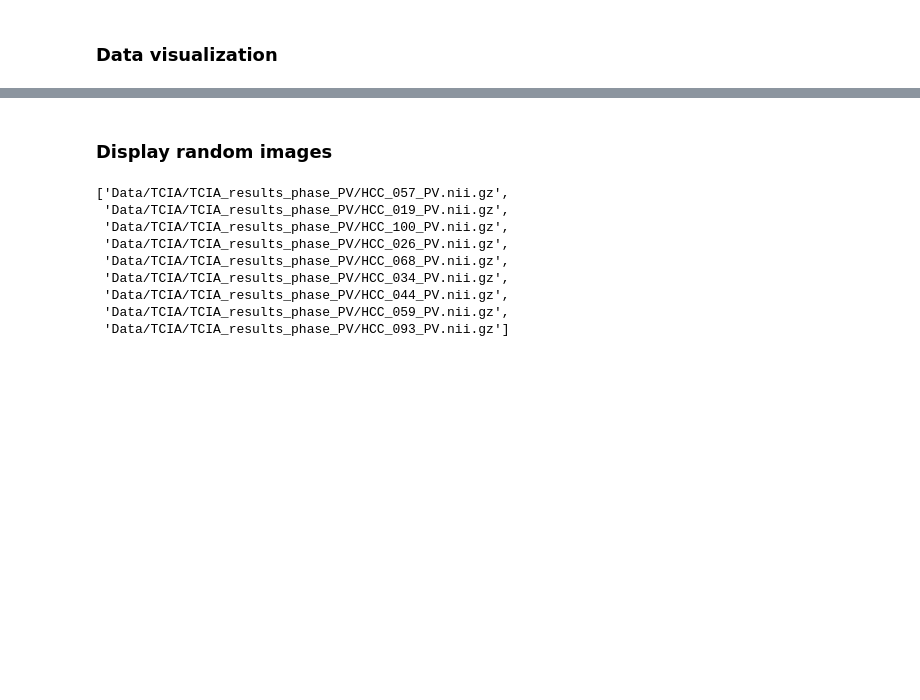
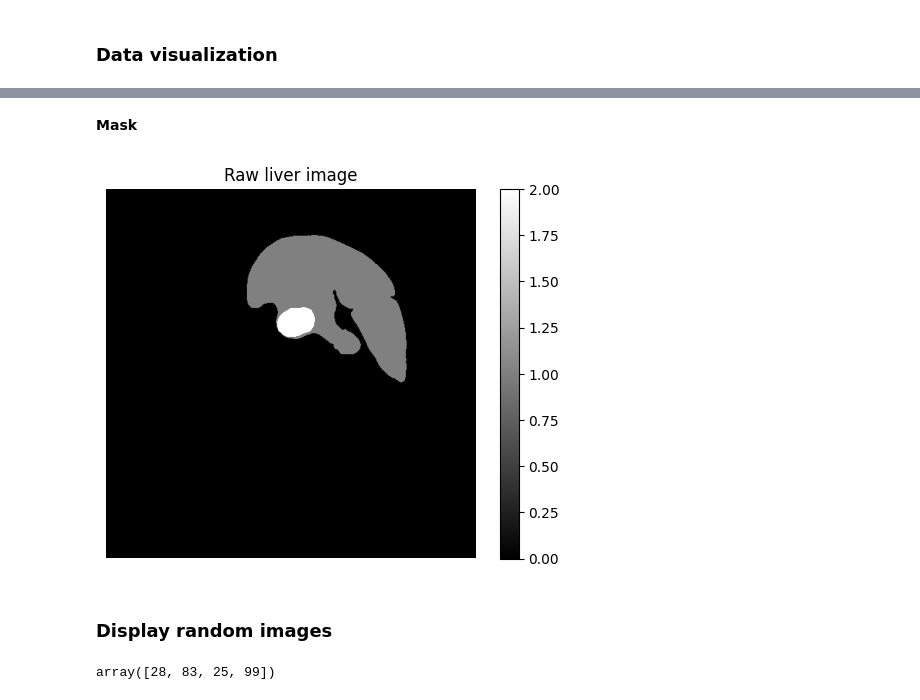
Before and after one commit to McSonk/2024-img-challenge, a Jupyter notebook: explanation.ipynb, the cells around one changed output, grey strips where cells are left out. Cells and saved outputs as stored; diff of their text form; code cells hidden in the pictures; blank space fills up the shorter version.

```diff
--- a/explanation.ipynb
+++ b/explanation.ipynb
@@ -145,20 +136,29 @@ plt.show()
+# %% [markdown]
+**Mask**
+# %%
+# Load the .nii.gz file
+img = nib.load(data.iloc[0]['result_path'])
+
+# Get the image data
+img_data = img.get_fdata()
+
+# Display a slice of the neuroimaging data
+plt.imshow(img_data[:, :, img_data.shape[2] // 2], cmap='gray')
+plt.axis('off')
+plt.colorbar()
+plt.title('Raw liver image')
+plt.show()
+# %% [output]
+[figure, added]
 # %% [markdown]
 ### Display random images
 # %%
 # Extract 9 random images
-random_images = [np.random.choice(data['file_path']) for i in range(9)]
+random_images = np.random.choice(len(data), size=4, replace=False)
 
 random_images
 # %% [output]
-['Data/TCIA/TCIA_results_phase_PV/HCC_057_PV.nii.gz',
- 'Data/TCIA/TCIA_results_phase_PV/HCC_019_PV.nii.gz',
- 'Data/TCIA/TCIA_results_phase_PV/HCC_100_PV.nii.gz',
- 'Data/TCIA/TCIA_results_phase_PV/HCC_026_PV.nii.gz',
- 'Data/TCIA/TCIA_results_phase_PV/HCC_068_PV.nii.gz',
- 'Data/TCIA/TCIA_results_phase_PV/HCC_034_PV.nii.gz',
- 'Data/TCIA/TCIA_results_phase_PV/HCC_044_PV.nii.gz',
- 'Data/TCIA/TCIA_results_phase_PV/HCC_059_PV.nii.gz',
- 'Data/TCIA/TCIA_results_phase_PV/HCC_093_PV.nii.gz']
+array([28, 83, 25, 99])
 # %%
 plt.figure(figsize=(20,10))
 
```
Also changed, not shown: parts of 6 cells of this notebook.
